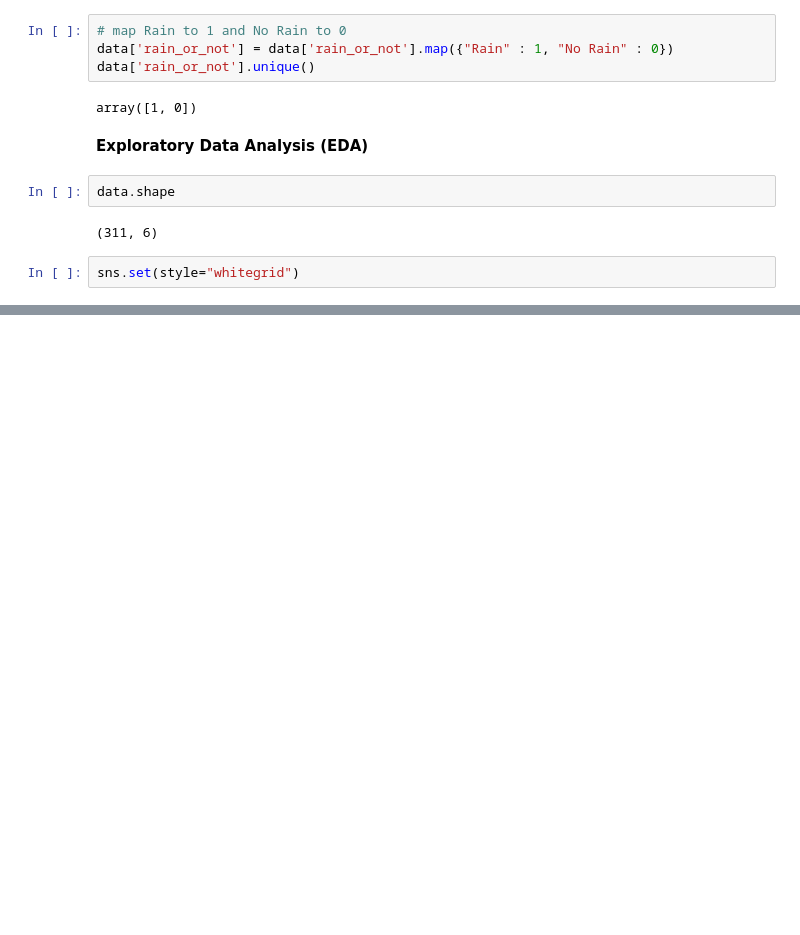
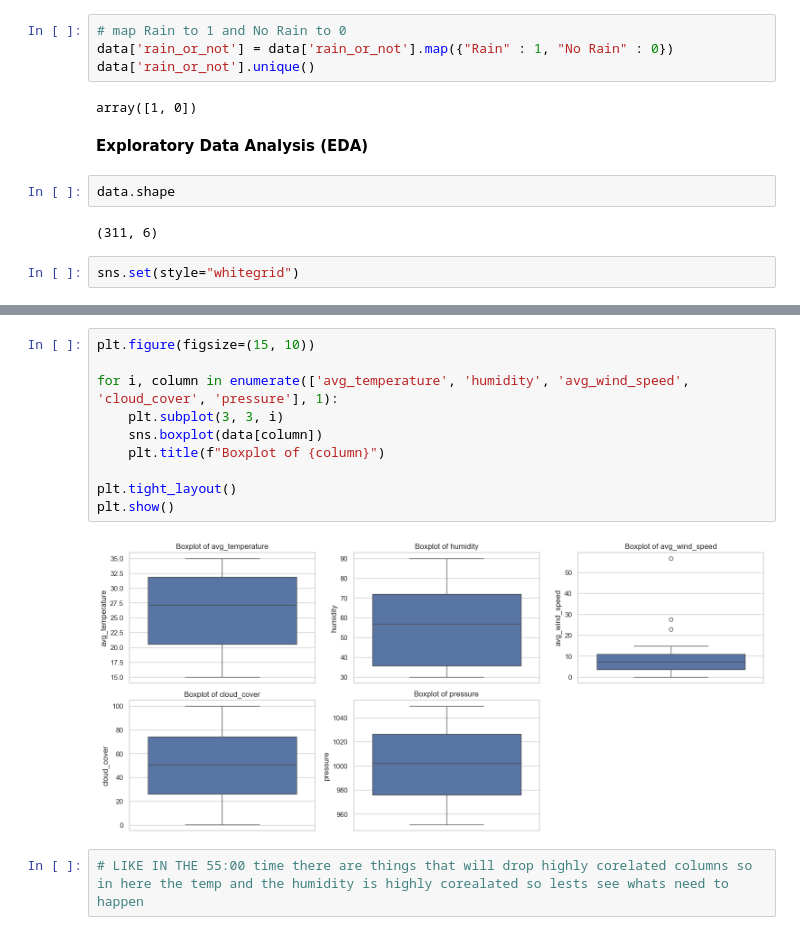
Before and after one commit to nadunhasalanka/RainPrediction_ML, a Jupyter notebook: Rain Prediction Ml.ipynb, the cells around one changed output, grey strips where cells are left out. Cells and saved outputs as stored; diff of their text form; blank space fills up the shorter version.

```diff
--- a/Rain Prediction Ml.ipynb
+++ b/Rain Prediction Ml.ipynb
@@ -126,0 +168,14 @@ sns.set(style="whitegrid")
+# %%
+plt.figure(figsize=(15, 10))
+
+for i, column in enumerate(['avg_temperature', 'humidity', 'avg_wind_speed', 'cloud_cover', 'pressure'], 1):
+    plt.subplot(3, 3, i)
+    sns.boxplot(data[column])
+    plt.title(f"Boxplot of {column}")
+
+plt.tight_layout()
+plt.show()
+# %% [output]
+[figure, added]
+# %%
+# LIKE IN THE 55:00 time there are things that will drop highly corelated columns so in here the temp and the humidity is highly corealated so lests see whats need to happen
```
Also changed, not shown: parts of 20 cells of this notebook.
